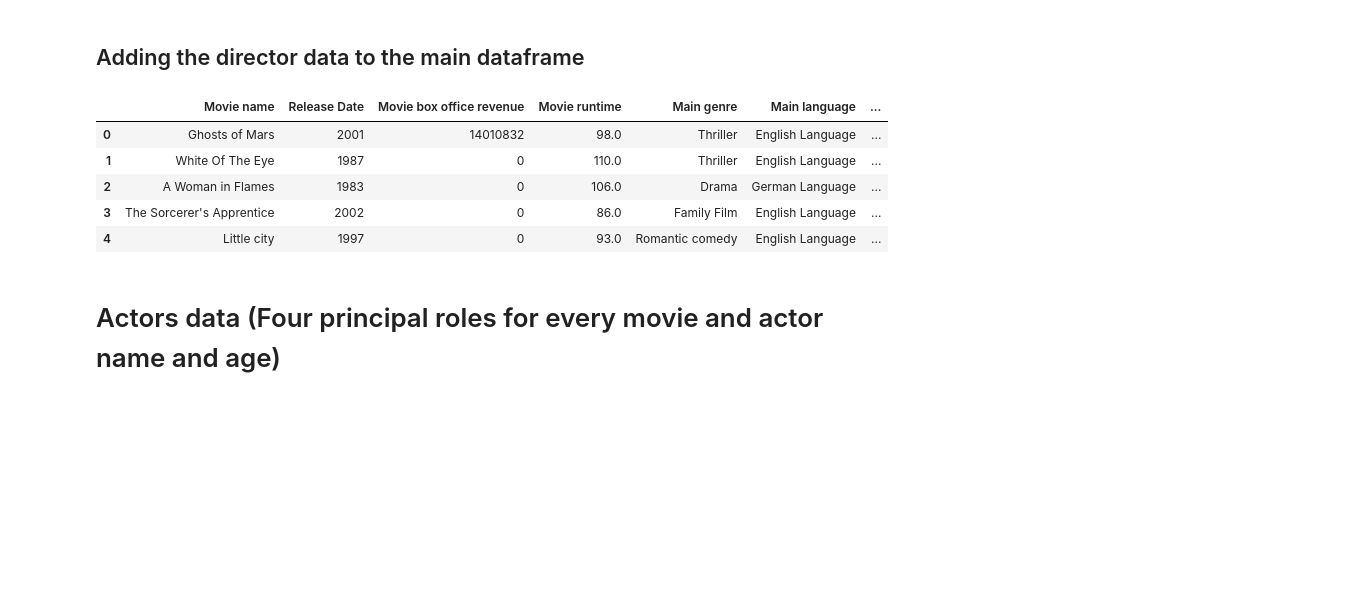
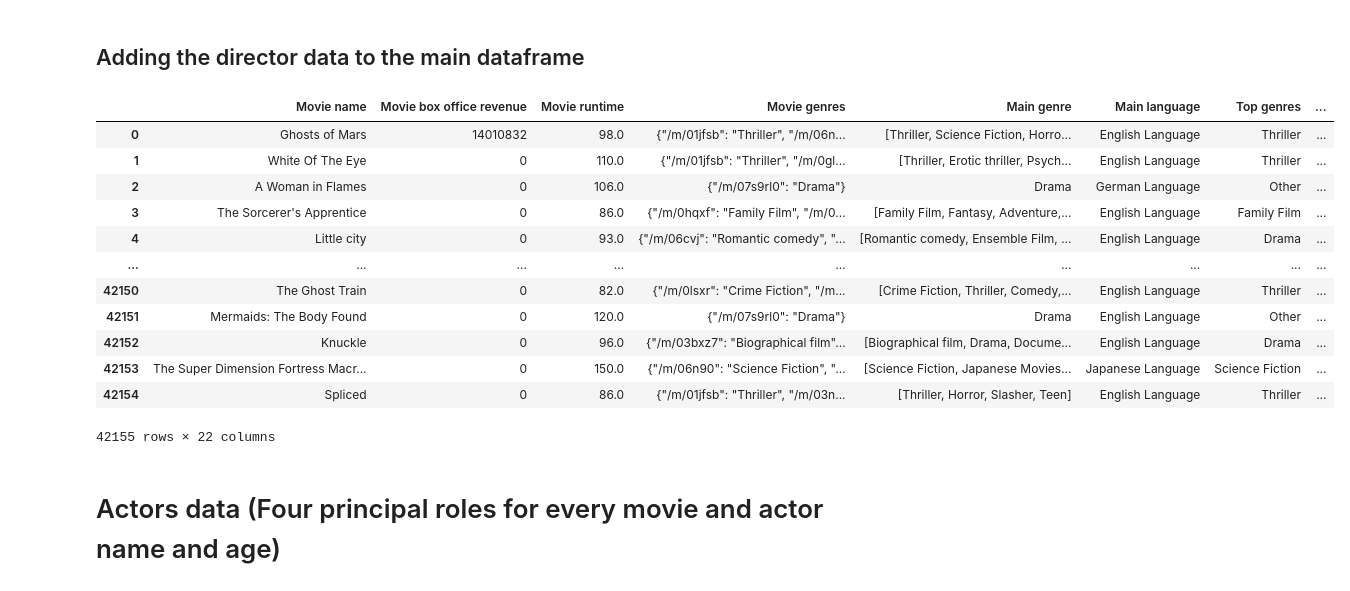
Before and after one commit to epfl-ada/ada-2023-project-bavmaresearch, a Jupyter notebook: Code/milestone2.ipynb, the cells around one changed output. Drawn from its saved outputs; the diff is of its cells as text; code cells hidden in the pictures; blank space fills up the shorter version.

```diff
--- a/Code/milestone2.ipynb
+++ b/Code/milestone2.ipynb
@@ -80,9 +147,10 @@ df_movie = pd.read_csv('../../../MovieSummaries/movie.metadata.tsv', delimiter='
 
 
 df_movie["Main genre"] = df_movie["Movie genres"].apply(extract_main_genre)
-#df_movie["Main genre 2"] = df_movie["Main genre"].apply(keeping_most_common_genre)
 df_movie["Main language"] = df_movie['Movie languages'].apply(extract_main_language)
+df_movie['Top genres'] = df_movie['Main genre'].apply(extrat_top_ten_genres)
 df_movie["Main country"] = df_movie['Movie countries'].apply(extract_main_country)
+df_movie["Main continent"] = df_movie['Movie countries'].apply(map_country_to_continent)
 
 #df_movie['Main genre'].unique()
 df_movie.head()
@@ -192,9 +261,10 @@ df_movie3[~df_movie3['tconst'].isna()].shape[0] / df_movie3.shape[0]*100
 # %%
 # We only keep the columns we are interested in
 
-df_movies_columns_keep = ['Movie name', 'Release Date', 'Movie box office revenue', 'Movie runtime', 'Main genre',
-       'Main language', 'Main country', 'Plot summary', 'tconst', 'averageRating', 'numVotes']
+df_movies_columns_keep = ['Movie name', 'Movie box office revenue', 'Movie runtime', 'Movie genres', 'Main genre',
+       'Main language', 'Top genres', 'Main country', 'Main continent',
+       'Plot summary', 'Release Date', 'tconst', 'averageRating', 'numVotes']
 
 df_movies = df_movie3[df_movies_columns_keep]
-df_movies.head()
+df_movies
 # %% [output]
@@ -221,3 +312,5 @@ merged = df_movies.merge(df, left_on='tconst', right_on= 'IMDb', how='left').dro
+# %%
+merged = df_movies.merge(df, left_on='tconst', right_on= 'IMDb', how='left').drop_duplicates(subset=['Movie name', 'Release Date'], keep='first').reset_index(drop=True)
 # %%
 display(merged.head())
 print(merged.shape)
@@ -438,15 +548,22 @@ display(director_df.head())
 # %%
 merged4 = merged3.merge(title_crew2[['tconst', 'nconst', 'primaryName']], left_on='tconst', right_on='tconst', how='left')
 merged4 = merged4.rename(columns={'primaryName': 'Director name'})
 merged4['Director name'].fillna('Unknown', inplace=True)
-display(merged4.head())
+display(merged4)
 # %% [output]
-|  | Movie name | Release Date | Movie box office revenue | Movie runtime | Main genre | Main language | ... |
-| 0 | Ghosts of Mars | 2001 | 14010832 | 98.0 | Thriller | English Language | ... |
-| 1 | White Of The Eye | 1987 | 0 | 110.0 | Thriller | English Language | ... |
-| 2 | A Woman in Flames | 1983 | 0 | 106.0 | Drama | German Language | ... |
-| 3 | The Sorcerer's Apprentice | 2002 | 0 | 86.0 | Family Film | English Language | ... |
-| 4 | Little city | 1997 | 0 | 93.0 | Romantic comedy | English Language | ... |
+|  | Movie name | Movie box office revenue | Movie runtime | Movie genres | Main genre | Main language | Top genres | ... |
+| 0 | Ghosts of Mars | 14010832 | 98.0 | {"/m/01jfsb": "Thriller", "/m/06n... | [Thriller, Science Fiction, Horro... | English Language | Thriller | ... |
+| 1 | White Of The Eye | 0 | 110.0 | {"/m/01jfsb": "Thriller", "/m/0gl... | [Thriller, Erotic thriller, Psych... | English Language | Thriller | ... |
+| 2 | A Woman in Flames | 0 | 106.0 | {"/m/07s9rl0": "Drama"} | Drama | German Language | Other | ... |
+| 3 | The Sorcerer's Apprentice | 0 | 86.0 | {"/m/0hqxf": "Family Film", "/m/0... | [Family Film, Fantasy, Adventure,... | English Language | Family Film | ... |
+| 4 | Little city | 0 | 93.0 | {"/m/06cvj": "Romantic comedy", "... | [Romantic comedy, Ensemble Film, ... | English Language | Drama | ... |
+| ... | ... | ... | ... | ... | ... | ... | ... | ... |
+| 42150 | The Ghost Train | 0 | 82.0 | {"/m/0lsxr": "Crime Fiction", "/m... | [Crime Fiction, Thriller, Comedy,... | English Language | Thriller | ... |
+| 42151 | Mermaids: The Body Found | 0 | 120.0 | {"/m/07s9rl0": "Drama"} | Drama | English Language | Other | ... |
+| 42152 | Knuckle | 0 | 96.0 | {"/m/03bxz7": "Biographical film"... | [Biographical film, Drama, Docume... | English Language | Drama | ... |
+| 42153 | The Super Dimension Fortress Macr... | 0 | 150.0 | {"/m/06n90": "Science Fiction", "... | [Science Fiction, Japanese Movies... | Japanese Language | Science Fiction | ... |
+| 42154 | Spliced | 0 | 86.0 | {"/m/01jfsb": "Thriller", "/m/03n... | [Thriller, Horror, Slasher, Teen] | English Language | Thriller | ... |
+42155 rows × 22 columns
 # %% [markdown]
 # Actors data (Four principal roles for every movie and actor name and age)
 # %%
```
Also changed, not shown: parts of 13 cells of this notebook, 2 other files.
